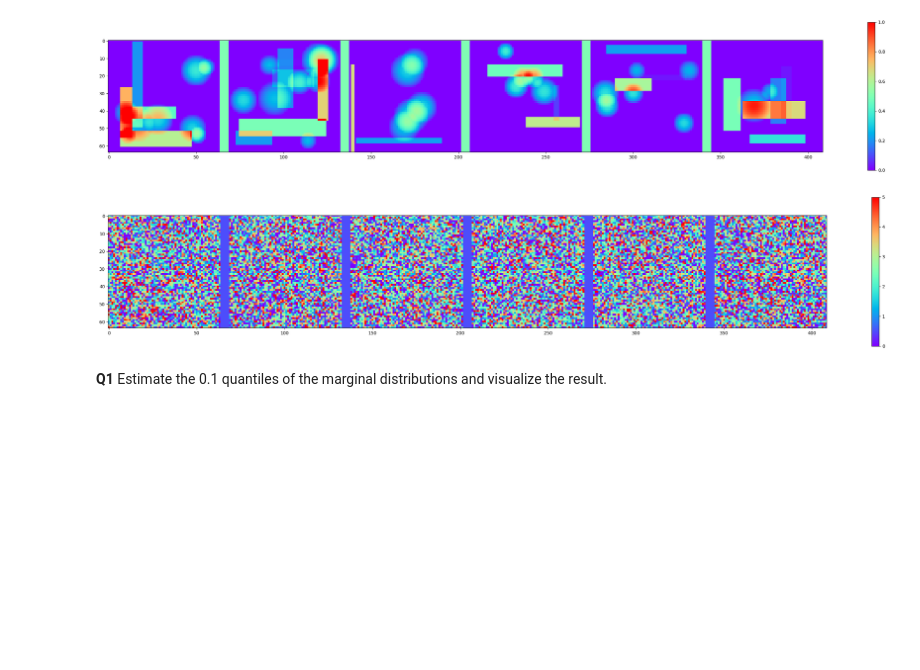
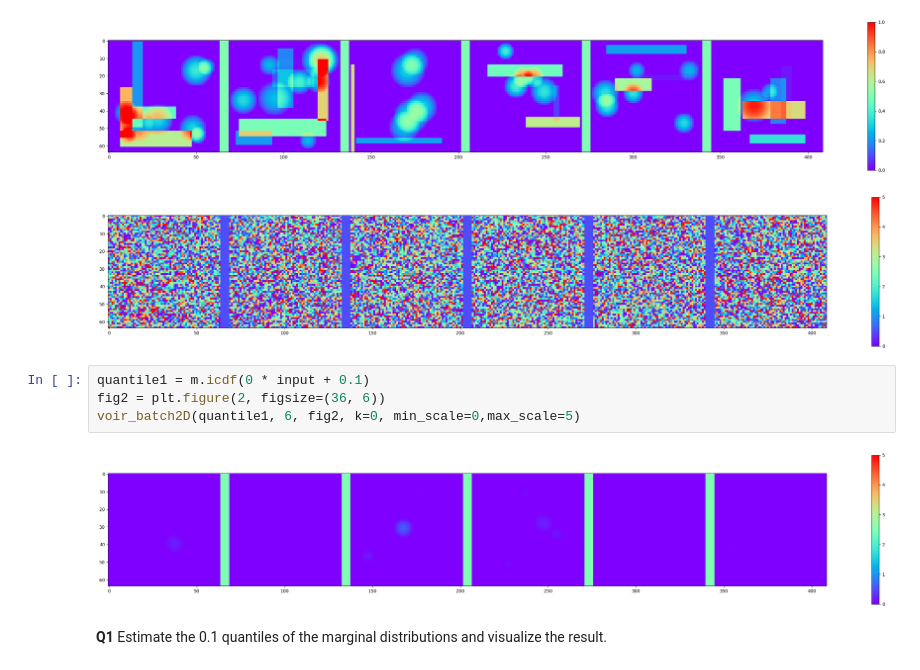
Before and after one commit to jramassa/ml-student, a Jupyter notebook: TP5/TP5_part1.ipynb, the cells around one changed output. Saved outputs shown, nothing was run; the diff lists cells and outputs as text; blank space fills up the shorter version.

```diff
--- a/TP5/TP5_part1.ipynb
+++ b/TP5/TP5_part1.ipynb
@@ -128,5 +235,11 @@ voir_batch2D(target, 6, fig1, k=0, min_scale=0,max_scale=5)
 # %% [output]
 [figure]
 [figure]
+# %%
+quantile1 = m.icdf(0 * input + 0.1)
+fig2 = plt.figure(2, figsize=(36, 6))
+voir_batch2D(quantile1, 6, fig2, k=0, min_scale=0,max_scale=5)
+# %% [output]
+[figure, added]
 # %% [markdown]
 **Q1** Estimate the 0.1 quantiles of the marginal distributions and visualize the result.
```
Also changed, not shown: parts of 12 cells of this notebook.
